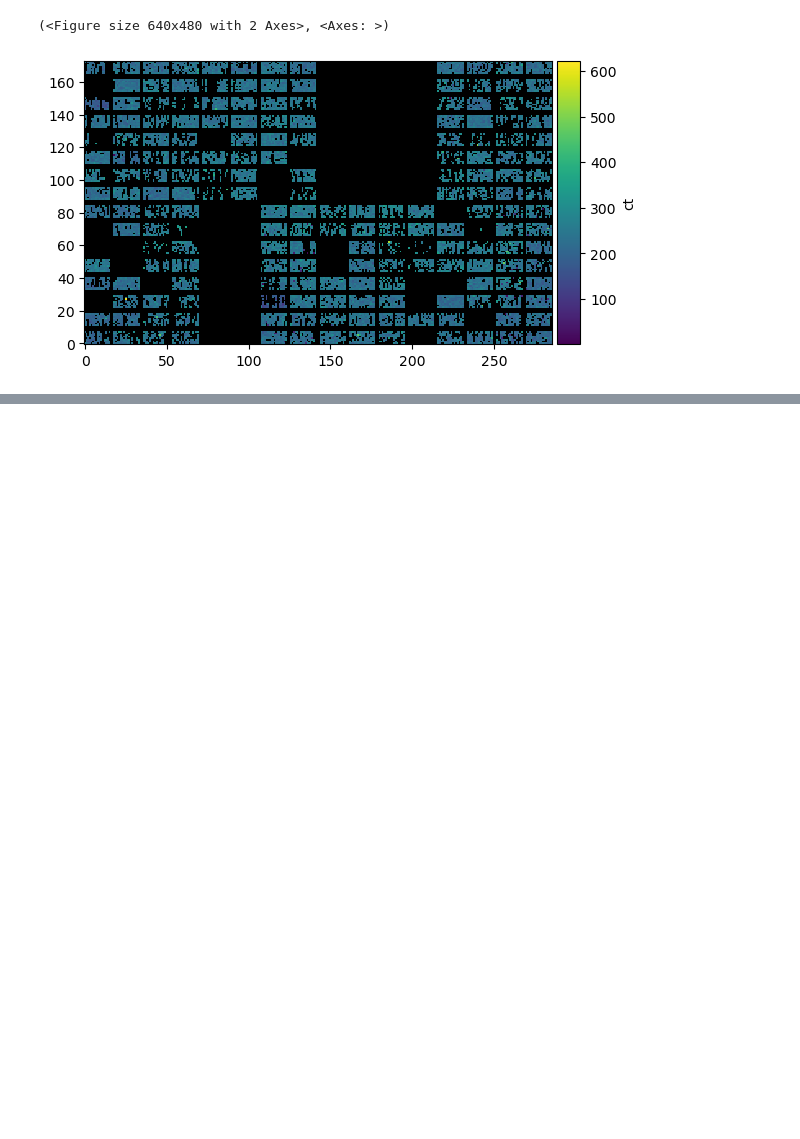
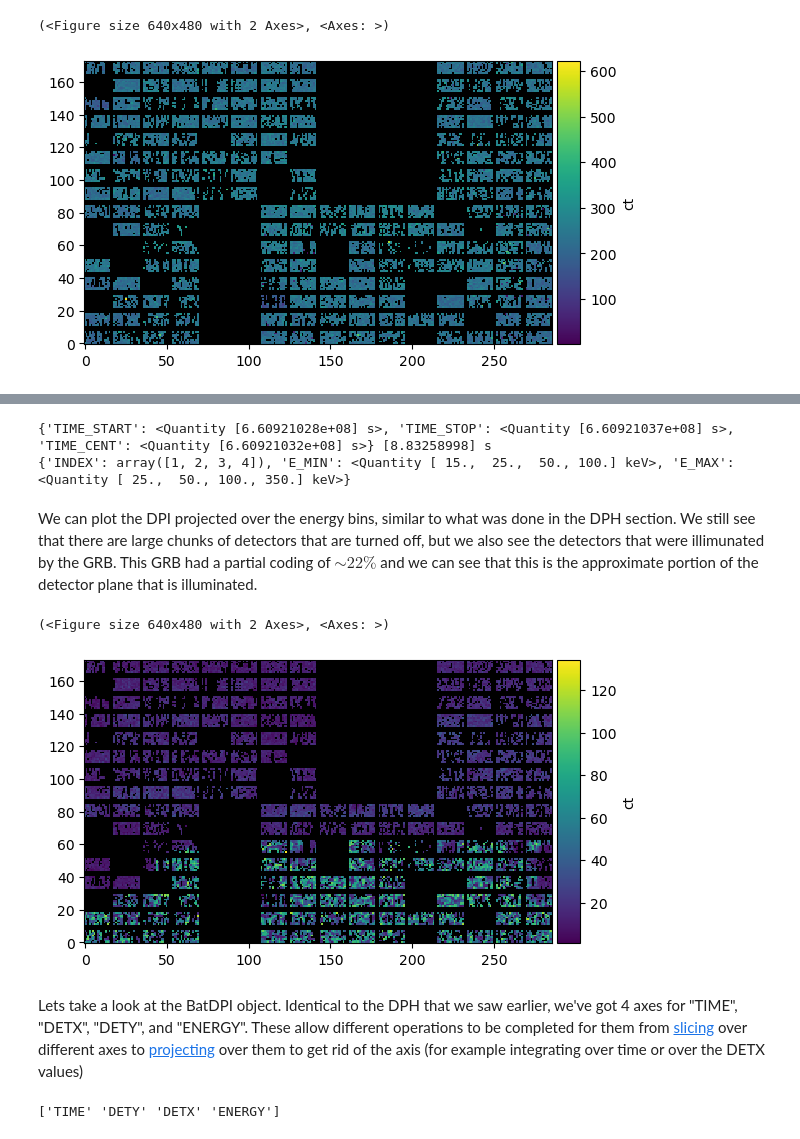
Before and after one commit to parsotat/BatAnalysis, a Jupyter notebook: notebooks/Example_TTE_imaging_data_analysis.ipynb, the cells around one changed output, grey strips where cells are left out. Drawn from its saved outputs; the diff is of its cells as text; code cells hidden in the pictures; blank space fills up the shorter version.

```diff
--- a/notebooks/Example_TTE_imaging_data_analysis.ipynb
+++ b/notebooks/Example_TTE_imaging_data_analysis.ipynb
@@ -130,0 +177,4 @@ dph.plot()
+# %%
+import heasoftpy as hsp
+batgrbproduct_result_dir=datadir.parent.joinpath(f"{datadir.stem}-batgrbproduct-result")
+hsp.batgrbproduct(indir=datadir, outdir=batgrbproduct_result_dir)
@@ -130,0 +208,20 @@ dph.plot()
+# %%
+preslew_dpi=ba.BatDPI.from_file(batgrbproduct_result_dir.joinpath("dpi").joinpath("sw01088940000b_preslew_4chan.dpi"))
+print(preslew_dpi.tbins, preslew_dpi.exposure)
+print(preslew_dpi.ebins)
+# %% [output]
+{'TIME_START': <Quantity [6.60921028e+08] s>, 'TIME_STOP': <Quantity [6.60921037e+08] s>, 'TIME_CENT': <Quantity [6.60921032e+08] s>} [8.83258998] s
+{'INDEX': array([1, 2, 3, 4]), 'E_MIN': <Quantity [ 15.,  25.,  50., 100.] keV>, 'E_MAX': <Quantity [ 25.,  50., 100., 350.] keV>}
+# %% [markdown]
+We can plot the DPI projected over the energy bins, similar to what was done in the DPH section. We still see that there are large chunks of detectors that are turned off, but we also see the detectors that were illimunated by the GRB. This GRB had a partial coding of $\sim 22\%$ and we can see that this is the approximate portion of the detector plane that is illuminated.
+# %%
+preslew_dpi.plot()
+# %% [output]
+(<Figure size 640x480 with 2 Axes>, <Axes: >)
+[figure, added]
+# %% [markdown]
+Lets take a look at the BatDPI object. Identical to the DPH that we saw earlier, we've got 4 axes for "TIME", "DETX", "DETY", and "ENERGY". These allow different operations to be completed for them from [slicing](https://histpy.readthedocs.io/en/latest/tutorials/quick-start.html#Slice-and-project) over different axes to [projecting](https://histpy.readthedocs.io/en/latest/tutorials/quick-start.html#Slice-and-project) over them to get rid of the axis (for example integrating over time or over the DETX values)
+# %%
+print(preslew_dpi.axes.labels)
+# %% [output]
+['TIME' 'DETY' 'DETX' 'ENERGY']
```
Also changed, not shown: parts of 39 cells of this notebook, 2 other files.
